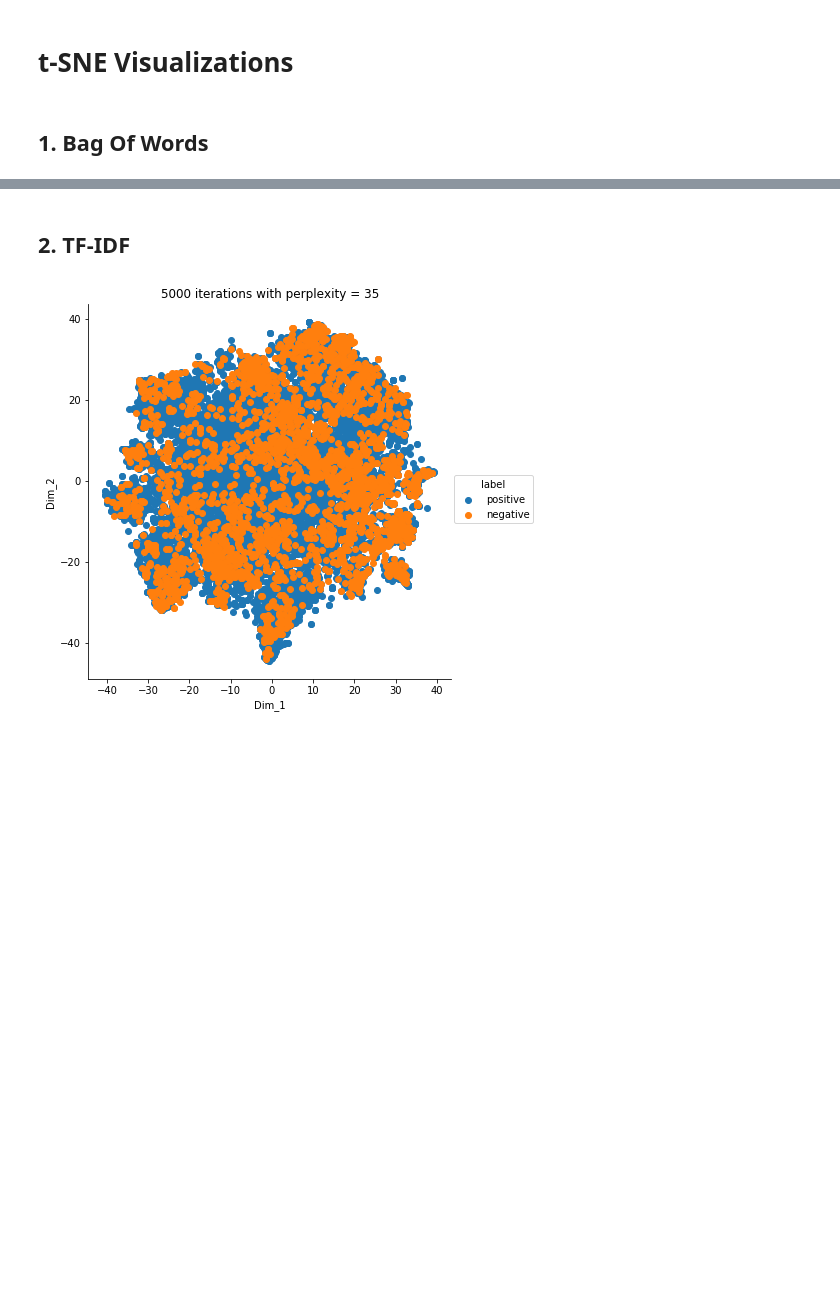
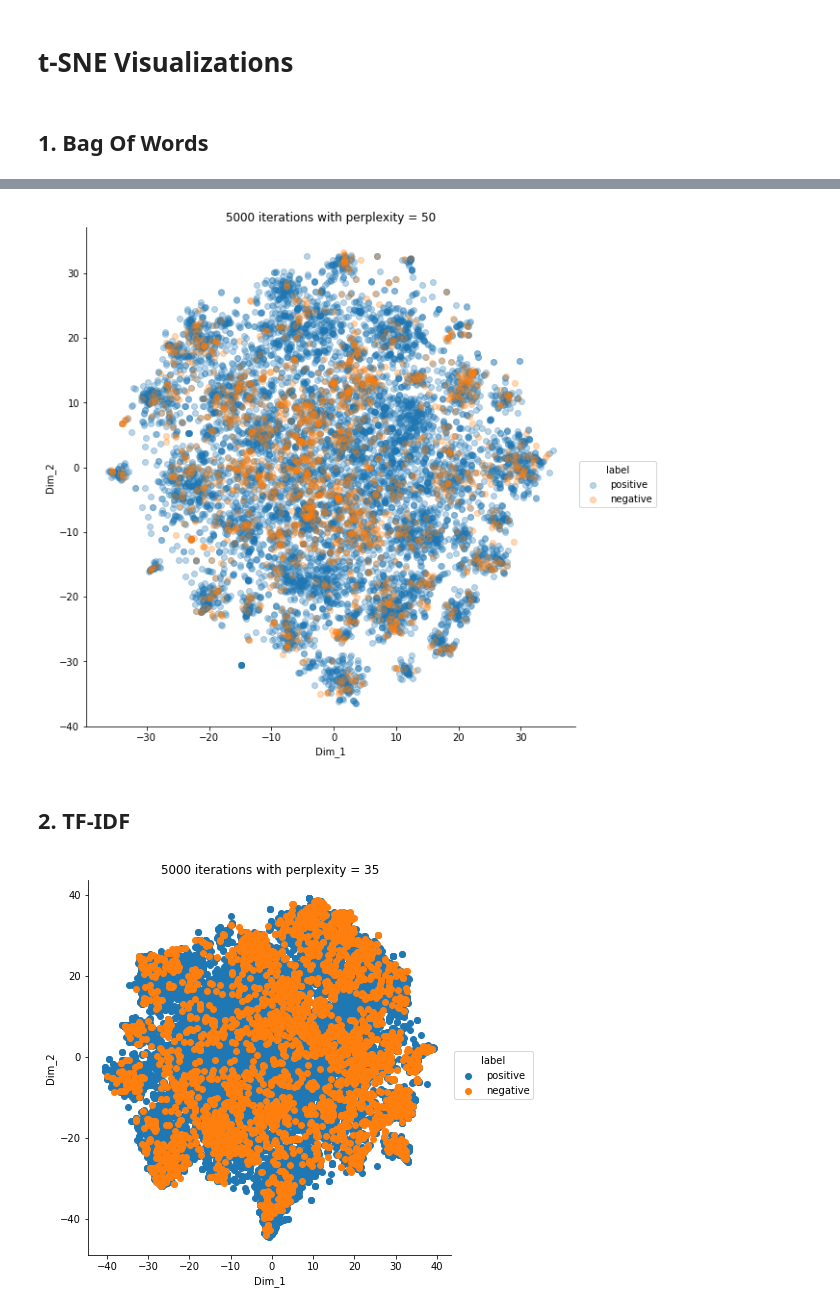
Before and after one commit to jinayshah7/Amazon-Fine-Food-Reviews-Analysis, a Jupyter notebook: AmazonReviews.ipynb, the cells around one changed output, grey strips where cells are left out. Drawn from its saved outputs; the diff is of its cells as text; code cells hidden in the pictures; blank space fills up the shorter version.

```diff
--- a/AmazonReviews.ipynb
+++ b/AmazonReviews.ipynb
@@ -288,3 +288,7 @@ plotSNE(std_bow,y_train,"bow_tSNE",35) #convert 50D into just 2D using t-SNE and
+# %%
+plotSNE(std_bow,y_train,"bow_tSNE",50)
+# %% [output]
+[figure, added]
 # %% [markdown]
 ## 2. TF-IDF
 # %%
```
Also changed, not shown: parts of 2 cells of this notebook, 2 other files.
